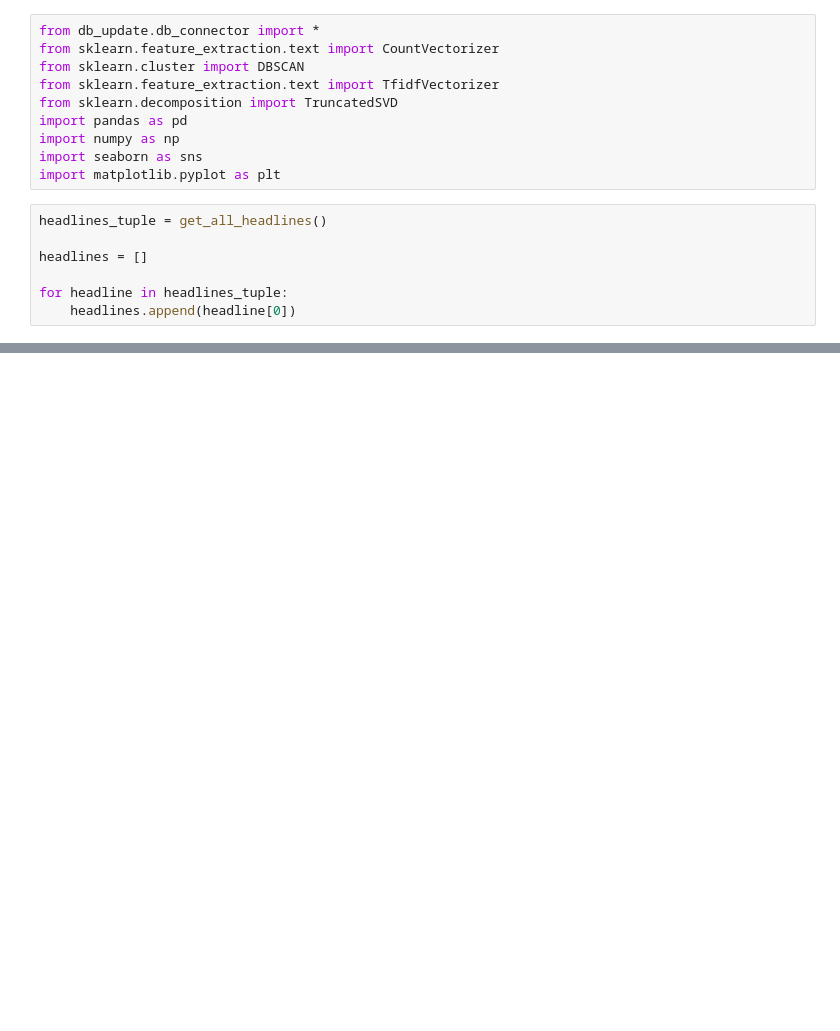
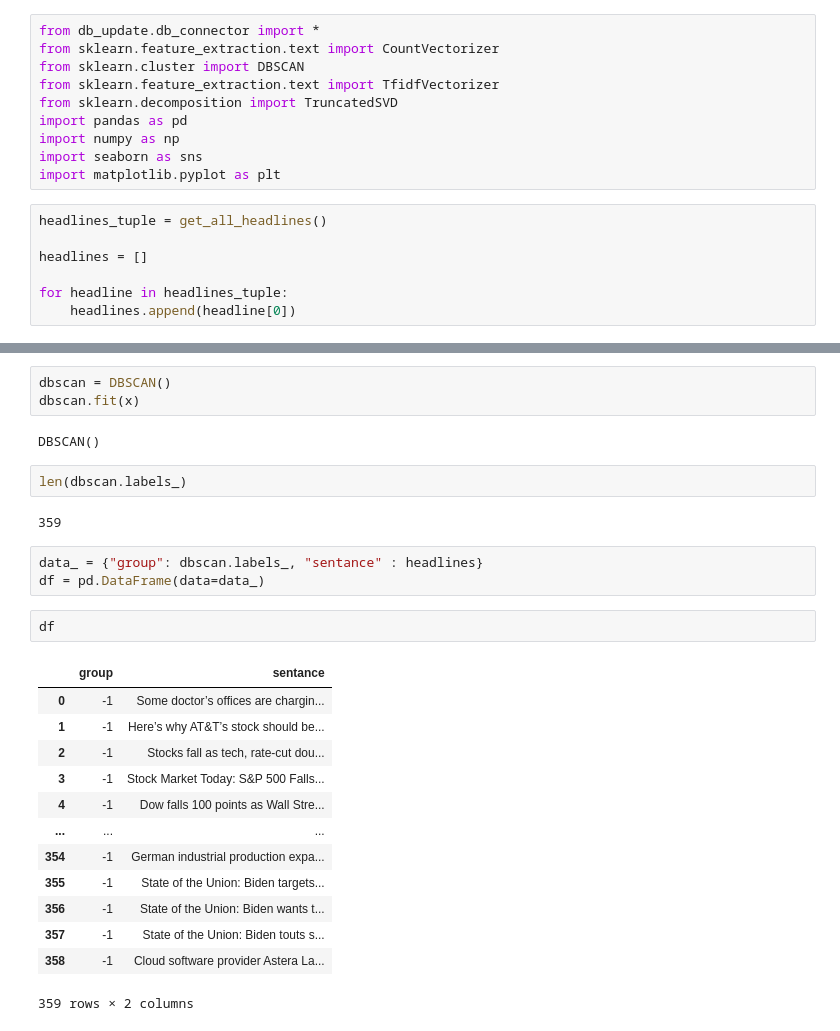
Before and after one commit to maxbshaw17/MorningBread, a Jupyter notebook: article_api/LSA_test.ipynb, the cells around one changed output, grey strips where cells are left out. Drawn from its saved outputs; the diff is of its cells as text; blank space fills up the shorter version.

```diff
--- a/article_api/LSA_test.ipynb
+++ b/article_api/LSA_test.ipynb
@@ -200,0 +172,28 @@ NameError: name 'y' is not defined
+# %%
+dbscan = DBSCAN()
+dbscan.fit(x)
+# %% [output]
+DBSCAN()
+# %%
+len(dbscan.labels_)
+# %% [output]
+359
+# %%
+data_ = {"group": dbscan.labels_, "sentance" : headlines}
+df = pd.DataFrame(data=data_)
+# %%
+df
+# %% [output]
+|  | group | sentance |
+| 0 | -1 | Some doctor’s offices are chargin... |
+| 1 | -1 | Here’s why AT&T’s stock should be... |
+| 2 | -1 | Stocks fall as tech, rate-cut dou... |
+| 3 | -1 | Stock Market Today: S&P 500 Falls... |
+| 4 | -1 | Dow falls 100 points as Wall Stre... |
+| ... | ... | ... |
+| 354 | -1 | German industrial production expa... |
+| 355 | -1 | State of the Union: Biden targets... |
+| 356 | -1 | State of the Union: Biden wants t... |
+| 357 | -1 | State of the Union: Biden touts s... |
+| 358 | -1 | Cloud software provider Astera La... |
+359 rows × 2 columns
```
Also changed, not shown: parts of 39 cells of this notebook, 5 other files.
